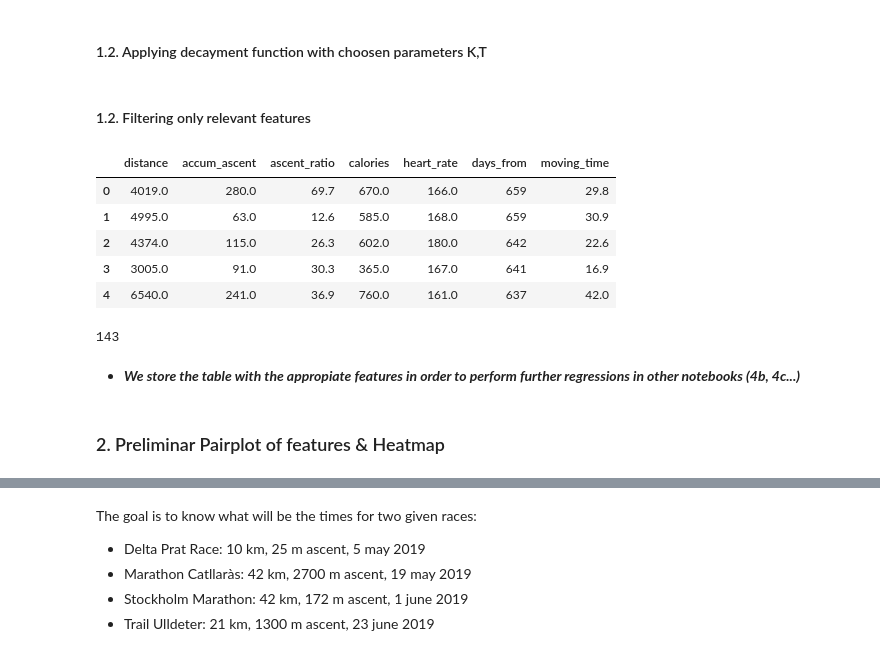
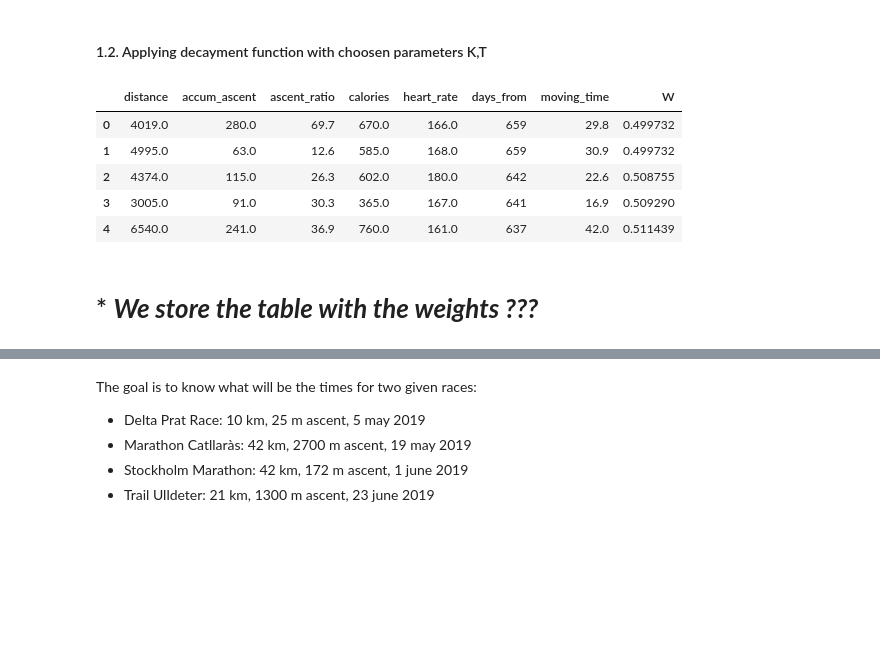
Before and after one commit to pausampietro/run_perfomance, a Jupyter notebook: 4. Regression Algorithms/4c. Regression - Weighted Linear Regression.ipynb, the cells around one changed output, grey strips where cells are left out. Saved outputs shown, nothing was run; the diff lists cells and outputs as text; code cells hidden in the pictures; blank space fills up the shorter version.

Commit message:
weighted regression done / stored predictions of all the models

```diff
--- a/4. Regression Algorithms/4c. Regression - Weighted Linear Regression.ipynb
+++ b/4. Regression Algorithms/4c. Regression - Weighted Linear Regression.ipynb
@@ -68,24 +69,16 @@ Choosen parameter T is: 526
 # %% [markdown]
 #### 1.2. Applying decayment function with choosen parameters K,T
 # %%
-moves['w'] = moves.apply(lambda x: x['start_time']).days, axis = 1)
+moves['W'] = moves.apply(lambda x: K * np.exp(-x['days_from']/T), axis = 1)
-# %% [markdown]
-#### 1.2. Filtering only relevant features
-# %%
-moves_fil = moves.drop(columns = 'index').reset_index()
-moves_fil = moves_fil[['distance','accum_ascent','ascent_ratio','calories','heart_rate','days_from','moving_time']]
-moves_fil.head()
-# %% [output]
-|  | distance | accum_ascent | ascent_ratio | calories | heart_rate | days_from | moving_time |
-| 0 | 4019.0 | 280.0 | 69.7 | 670.0 | 166.0 | 659 | 29.8 |
-| 1 | 4995.0 | 63.0 | 12.6 | 585.0 | 168.0 | 659 | 30.9 |
-| 2 | 4374.0 | 115.0 | 26.3 | 602.0 | 180.0 | 642 | 22.6 |
-| 3 | 3005.0 | 91.0 | 30.3 | 365.0 | 167.0 | 641 | 16.9 |
-| 4 | 6540.0 | 241.0 | 36.9 | 760.0 | 161.0 | 637 | 42.0 |
-# %%
-len(moves_fil)
-# %% [output]
-143
+# %%
+moves.head()
+# %% [output]
+|  | distance | accum_ascent | ascent_ratio | calories | heart_rate | days_from | moving_time | W |
+| 0 | 4019.0 | 280.0 | 69.7 | 670.0 | 166.0 | 659 | 29.8 | 0.499732 |
+| 1 | 4995.0 | 63.0 | 12.6 | 585.0 | 168.0 | 659 | 30.9 | 0.499732 |
+| 2 | 4374.0 | 115.0 | 26.3 | 602.0 | 180.0 | 642 | 22.6 | 0.508755 |
+| 3 | 3005.0 | 91.0 | 30.3 | 365.0 | 167.0 | 641 | 16.9 | 0.509290 |
+| 4 | 6540.0 | 241.0 | 36.9 | 760.0 | 161.0 | 637 | 42.0 | 0.511439 |
 # %% [markdown]
-* ***We store the table with the appropiate features in order to perform further regressions in other notebooks (4b, 4c...)***
+# * ***We store the table with the weights ???***
 # %%
@@ -93,2 +85,0 @@ export_table(moves_fil, 'moves_feat', METHOD='replace')
-# %% [markdown]
-### 2. Preliminar Pairplot of features & Heatmap
```
Also changed, not shown: parts of 26 cells of this notebook, 2 other files.
